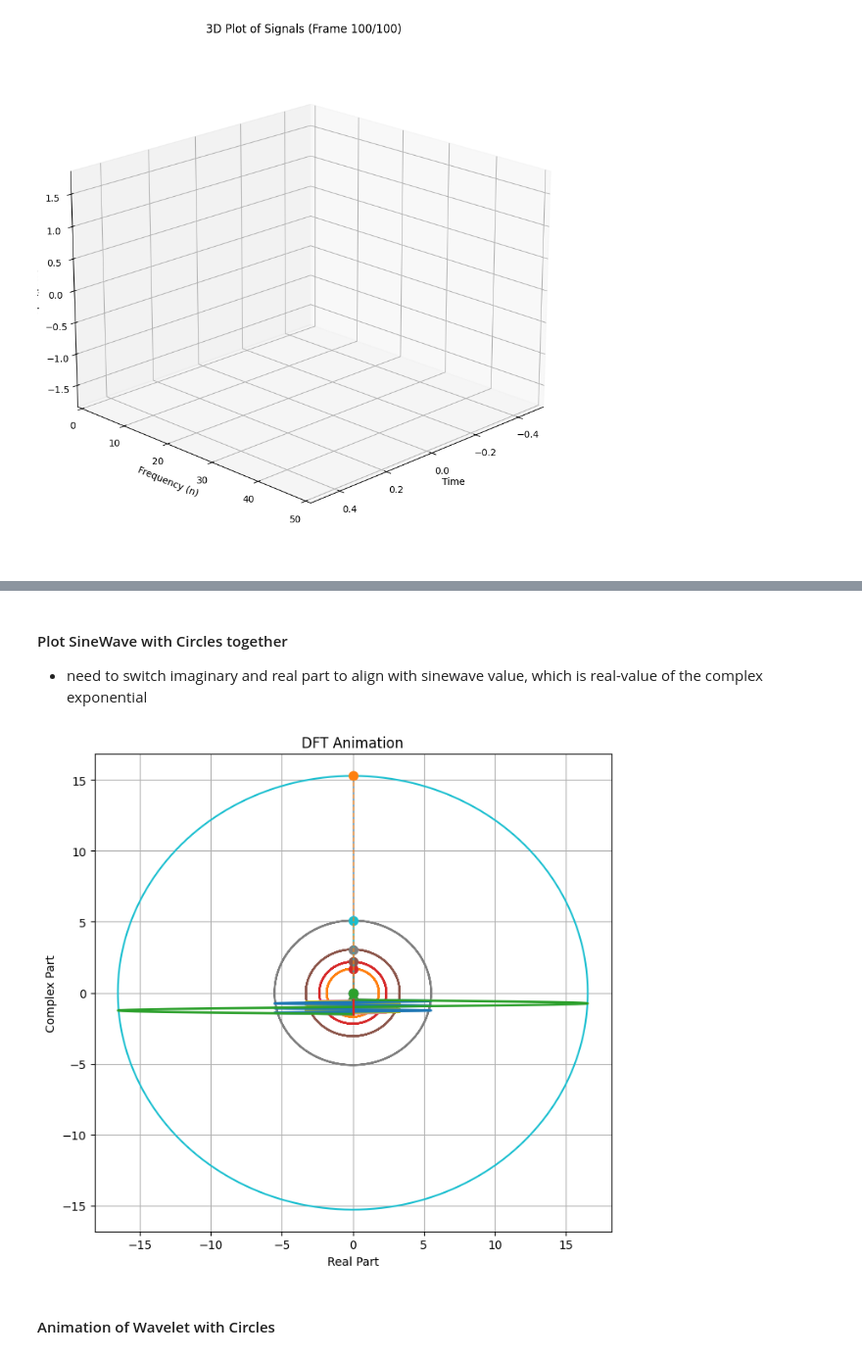
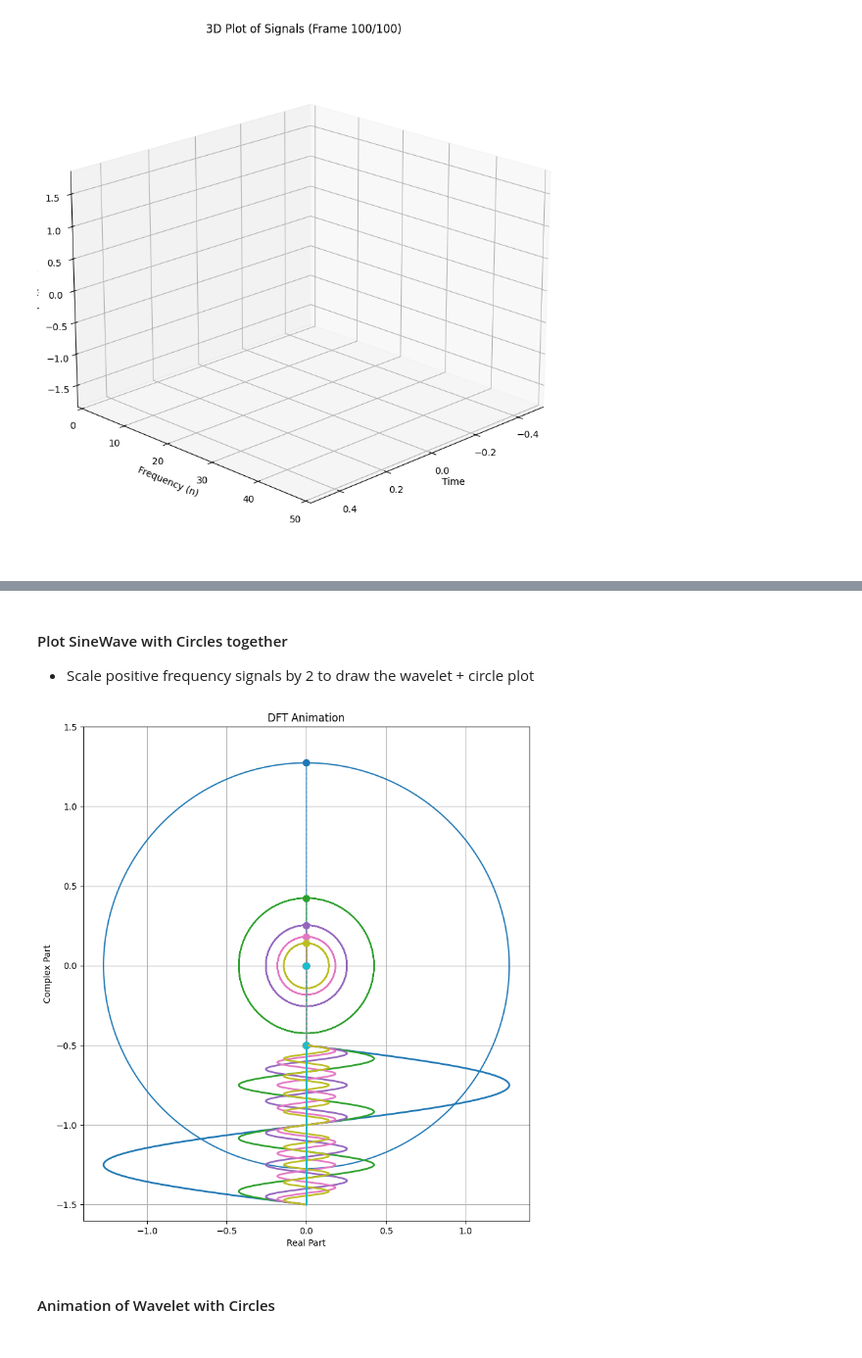
Before and after one commit to fangyuan-ksgk/waveletGPT, a Jupyter notebook: test.ipynb, the cells around one changed output, grey strips where cells are left out. Shown: that part at 98% size. Saved outputs shown, nothing was run; the diff lists cells and outputs as text; code cells hidden in the pictures.

```diff
--- a/test.ipynb
+++ b/test.ipynb
@@ -49,7 +49,7 @@ which is a unit circle. With the discrete fourier series above, we can project t
 # %%
 import numpy as np
 import matplotlib.pyplot as plt
-from fourier import fold_up_negative_freq, dft
+from fourier import dft
 
 num_steps = 1000
 
@@ -60,8 +60,8 @@ t = np.linspace(-0.5, 0.5, num_steps)
 step_function = np.where(t < 0, -1, 1)
 
 # Calculate DFT components
-num_freq = 50
-cn, signals, positive_freq_signals, fourier_recon = dft(t, step_function, num_freq)
+num_freq = 10
+cn, signals, folded_signals, fourier_recon = dft(t, step_function, num_freq)
 # %% [markdown]
 ### Decomposition into signals having different frequencies
 # %%
@@ -171,3 +75,0 @@ animation.save('evolve_fourier_series.gif', writer=PillowWriter(fps=50))
-# %% [markdown]
-#### Plot SineWave with Circles together
-* need to switch imaginary and real part to align with sinewave value, which is real-value of the complex exponential
@@ -181,26 +76,26 @@ animation.save('evolve_fourier_series.gif', writer=PillowWriter(fps=50))
+# %% [markdown]
+#### Plot SineWave with Circles together
+* Scale positive frequency signals by 2 to draw the wavelet + circle plot
 # %%
 # Circle & Wave Animation with Complex DFT (still on step function)
+from fourier import draw_circle_with_wave, animate_circle_with_wave
+
+mid_index = len(signals) // 2
+positive_freq_signals = signals[mid_index+1:] * 2
+
+y_shift = -1.0
+wave_pts = (positive_freq_signals.real, t + y_shift)
+
+frame_idx = 0
+
+# draw_circle_with_wave(frame_idx, positive_freq_signals, wave_pts)
 
 
-x_shift = 1.5
-radius = 0.5
-
-y_shift = -1.0
-
-
-folded_signal_pts = fold_up_negative_freq(signals)
-wave_pts = (folded_signal_pts.real, t + y_shift)
-frame_idx = 0
-
-
-# draw_circle_with_wave(frame_idx, folded_signal_pts, wave_pts)
-
-
-anim = animate_circle_with_wave(folded_signal_pts, wave_pts)
+anim = animate_circle_with_wave(positive_freq_signals, wave_pts)
 from matplotlib.animation import PillowWriter
-anim.save('fourier_anime_ug.gif', writer=PillowWriter(fps=50))
+anim.save('fourier_anime_pos.gif', writer=PillowWriter(fps=50))
 # %% [output]
-[figure, old version]
+[figure, new version]
 # %% [markdown]
 #### Animation of Wavelet with Circles
 # %%
```
Also changed, not shown: parts of 7 cells of this notebook, 3 other files.
